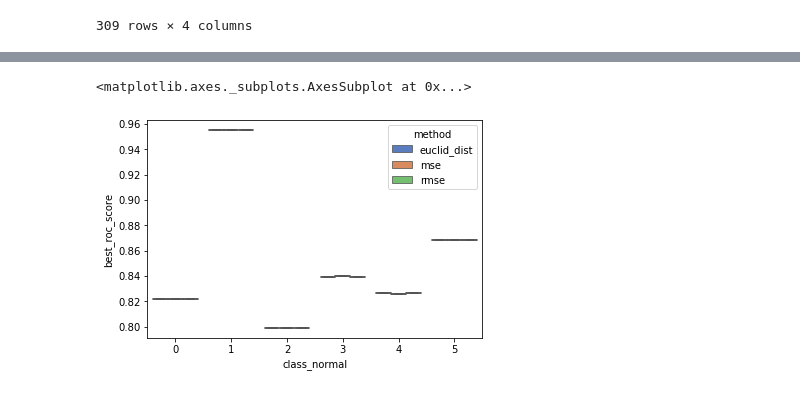
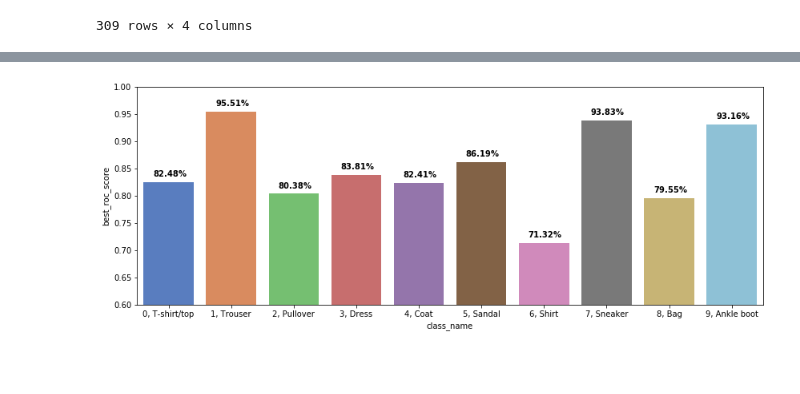
Before and after one commit to tvhahn/autoencoder-sandbox, a Jupyter notebook: notebooks/6.0-autoencoder-anomaly-detection.ipynb, the cells around one changed output, grey strips where cells are left out. Drawn from its saved outputs; the diff is of its cells as text; code cells hidden in the pictures; blank space fills up the shorter version.

```diff
--- a/notebooks/6.0-autoencoder-anomaly-detection.ipynb
+++ b/notebooks/6.0-autoencoder-anomaly-detection.ipynb
@@ -678,5 +565,13 @@ plt.show()
-# %%
-sns.boxplot(x='class_normal', y='best_roc_score', hue='method', data=df1,palette="muted")
-# %% [output]
-<matplotlib.axes._subplots.AxesSubplot at 0x...>
-[figure, removed]
+# %%
+# plot all the results
+fig, ax = plt.subplots(figsize=(14,5))
+sns.barplot(x='class_name', y='best_roc_score', data=df2,palette="muted", ax=ax)
+plt.ylim(0.6, 1.0)
+
+# add value labels onto bar, from stackoverflow: http://bit.ly/2OH42fV
+for i, v in enumerate(df2['best_roc_score']):
+    ax.text(i-0.25, v+.01, "{:.2%}".format(v), color='black', fontweight='bold')
+
+plt.show()
+# %% [output]
+[figure, added]
```
Also changed, not shown: parts of 23 cells of this notebook, 1 other file.
